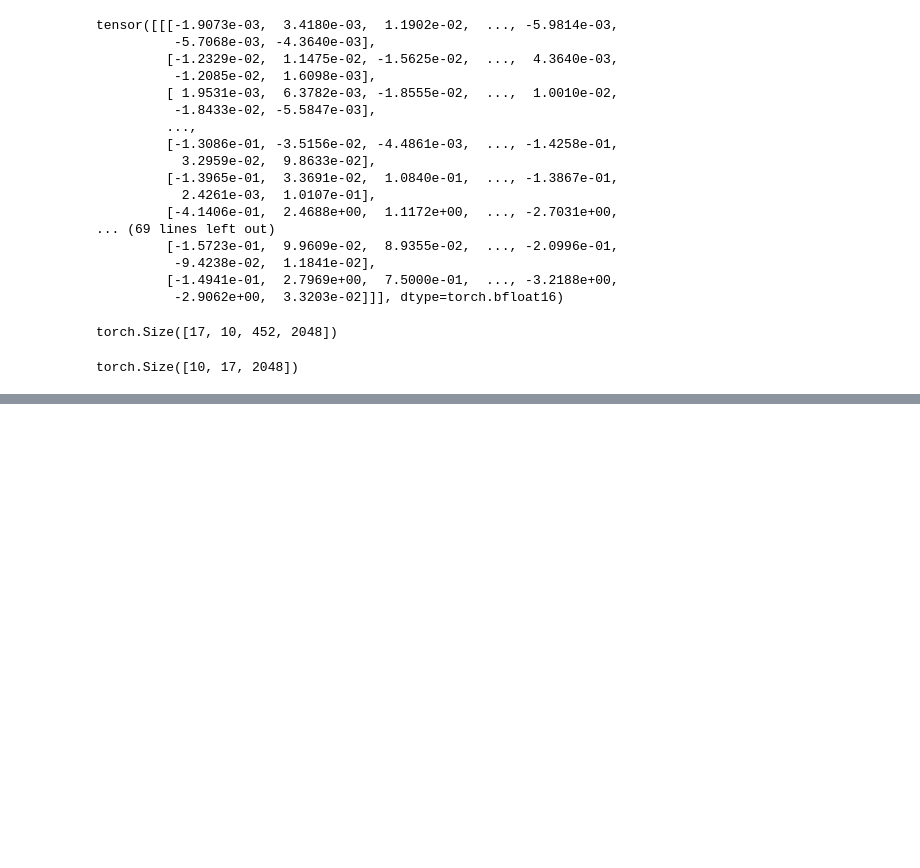
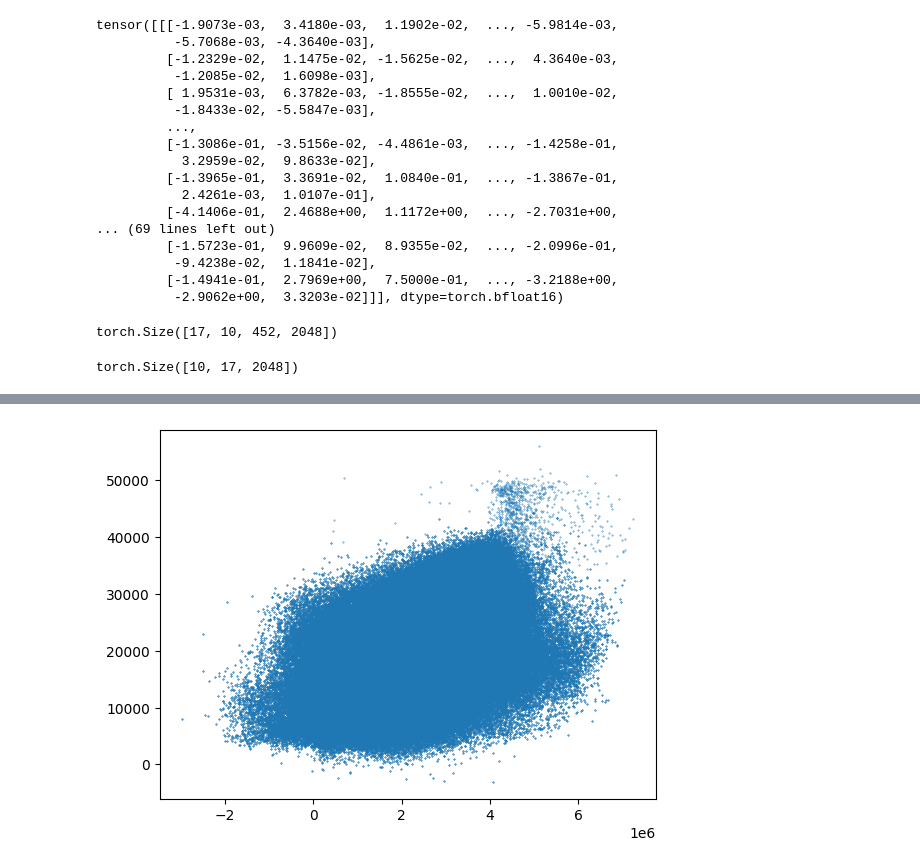
Before and after one commit to chriswolfram/unireps, a Jupyter notebook: notebooks/unireps-1.ipynb, the cells around one changed output, grey strips where cells are left out. Cells and saved outputs as stored; diff of their text form; code cells hidden in the pictures; blank space fills up the shorter version.

```diff
--- a/notebooks/unireps-1.ipynb
+++ b/notebooks/unireps-1.ipynb
@@ -310,0 +316,2 @@ torch.Size([10, 17, 2048])
+# %%
+embeddings_2 = datasets.load_from_disk(os.path.join(output_dir, 'google__gemma-2-9b---imdb'))
@@ -310,0 +326,8 @@ torch.Size([10, 17, 2048])
+# %%
+emb_mat_1 = torch.stack([e['layer_last_embeddings'][-1] for e in embeddings_1.take(1024)])
+emb_mat_2 = torch.stack([e['layer_last_embeddings'][-1] for e in embeddings_2.take(1024)])
+# %%
+plt.scatter((emb_mat_1 @ emb_mat_1.T).flatten(), (emb_mat_2 @ emb_mat_2.T).flatten(), s=0.1)
+plt.show()
+# %% [output]
+[figure, added]
```
Also changed, not shown: parts of 11 cells of this notebook, 3 other files.
